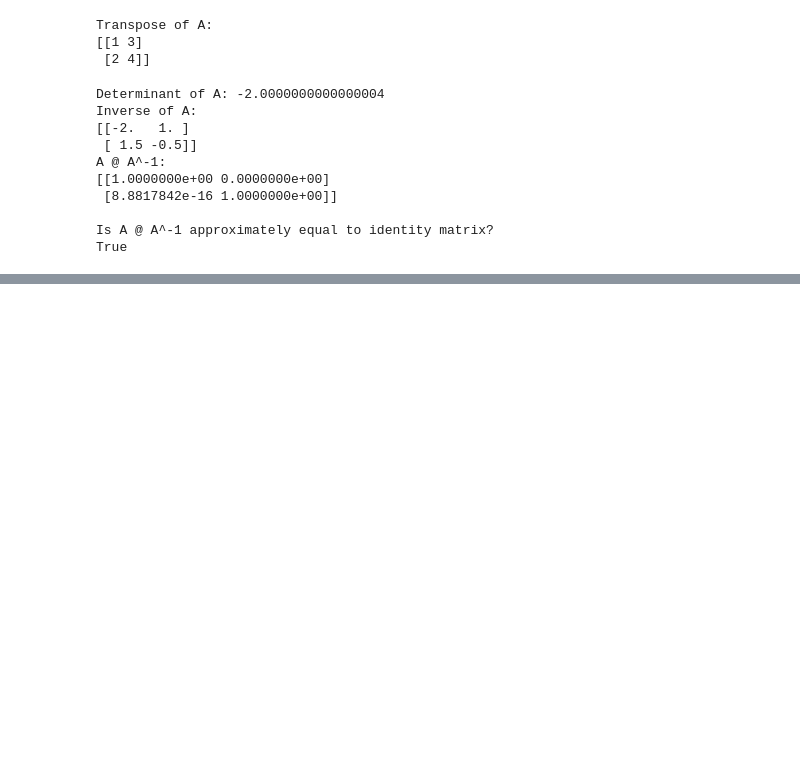
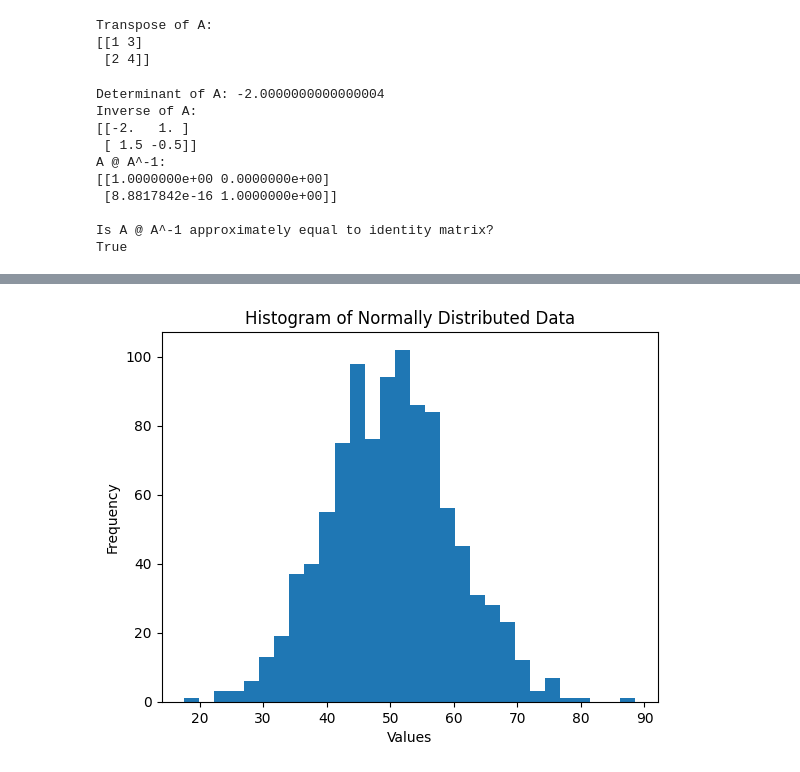
Before and after one commit to SteffiGeorge2708/202618018_SteffiGeorge_DS605, a Jupyter notebook: 202618018_Lab_2/202618018_lab_2.ipynb, the cells around one changed output, grey strips where cells are left out. Saved outputs shown, nothing was run; the diff lists cells and outputs as text; code cells hidden in the pictures; blank space fills up the shorter version.

```diff
--- a/202618018_Lab_2/202618018_lab_2.ipynb
+++ b/202618018_Lab_2/202618018_lab_2.ipynb
@@ -288,0 +295,14 @@ True
+# %%
+# Set random seed for reproducibility
+np.random.seed(42)
+
+# Chosen mean and standard deviation
+mean = 50
+std_dev = 10
+
+# Generate 1000 values from a normal distribution
+data = np.random.normal(mean, std_dev, 1000)
+
+print("Chosen Mean:", mean)
+print("Chosen Standard Deviation:", std_dev)
+print("Number of Values:", len(data))
@@ -288,0 +343,13 @@ True
+# %%
+import matplotlib.pyplot as plt
+
+# Create histogram
+plt.hist(data, bins=30)
+
+plt.title("Histogram of Normally Distributed Data")
+plt.xlabel("Values")
+plt.ylabel("Frequency")
+
+plt.show()
+# %% [output]
+[figure, added]
```
Also changed, not shown: parts of 24 cells of this notebook.
